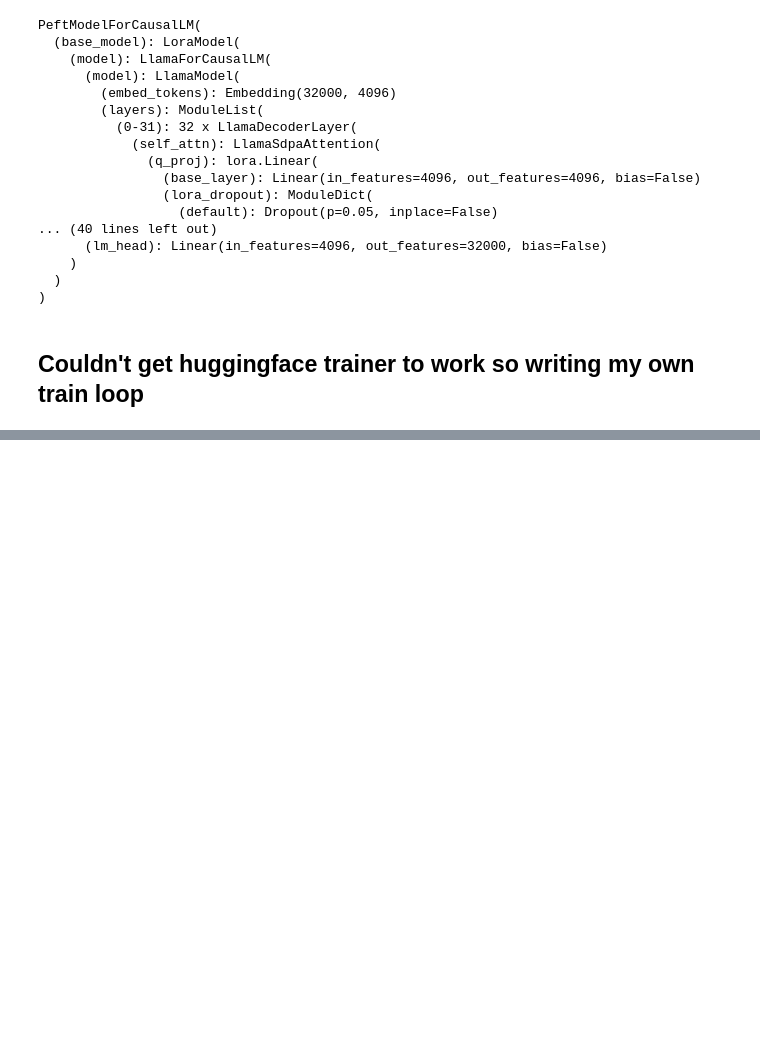
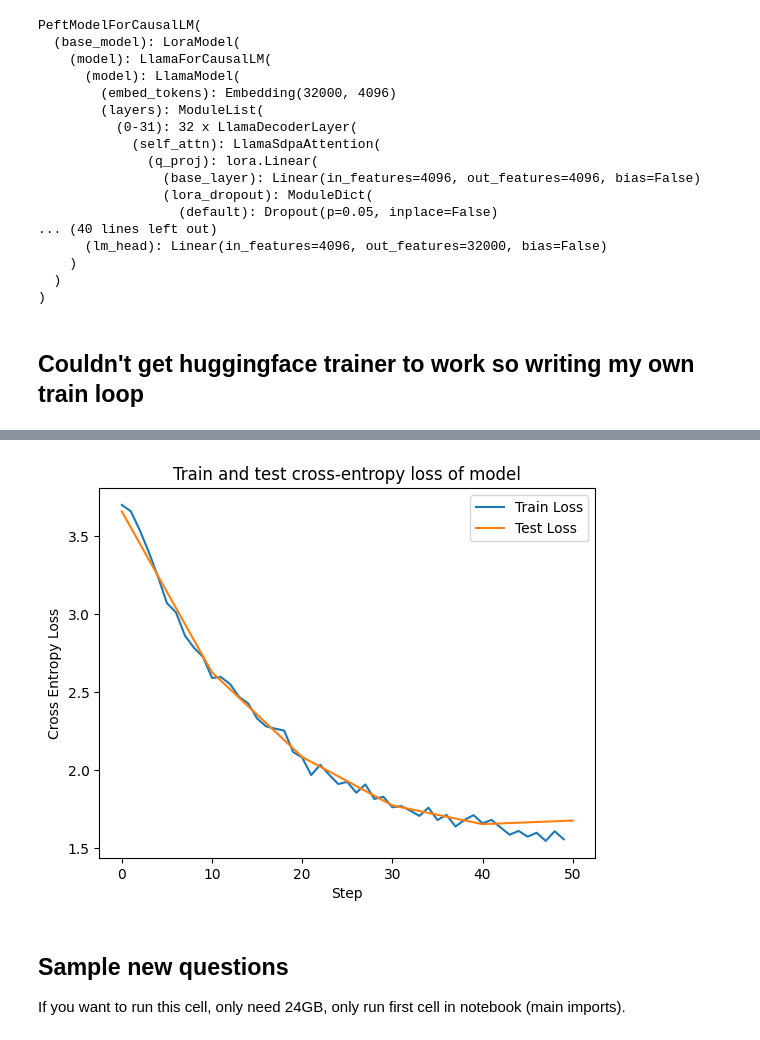
Before and after one commit to magikarp01/cmsc470-neural-models, a Jupyter notebook: llama3.ipynb, the cells around one changed output, grey strips where cells are left out. Saved outputs shown, nothing was run; the diff lists cells and outputs as text; code cells hidden in the pictures; blank space fills up the shorter version.

Commit message:
Finished training and evaluating LoRAs, loras in meta-llama/

```diff
--- a/llama3.ipynb
+++ b/llama3.ipynb
@@ -22,6 +27,7 @@ import transformers
 from transformers import AutoTokenizer, AutoModelForCausalLM, LlamaForCausalLM, LlamaTokenizer
 from peft import PeftModel
 # model_name = "meta-llama/Meta-Llama-3-8B-Instruct"
+model_name = "meta-llama/Llama-2-7b-chat-hf"
 model =LlamaForCausalLM.from_pretrained(model_name, torch_dtype=torch.bfloat16, device_map='auto')
 tokenizer = AutoTokenizer.from_pretrained(model_name)
 # model = LlamaForCausalLM.from_pretrained("meta-llama/Llama-2-7b-chat-hf", torch_dtype=torch.bfloat16, device_map='auto')
@@ -96,7 +62,7 @@ train_data = train_data[:5000]
 dict_keys(['text', 'answer', 'page', 'category', 'subcategory', 'tournament', 'difficulty', 'year', 'proto_id', 'qdb_id', 'dataset', 'qanta_id', 'tokenizations', 'first_sentence', 'answer_prompt', 'ga ...
 {'text': 'After this character relates a story about how he didn\'t know the proper way to use a wheelbarrow, he tells of how a captain dining with his father mistakenly rubbed his hands in a punch bo ...
 # %%
-trivia_system_message = {"role": "system", "content": """You are a helpful assistant generating trivia questions. I will provide an answer, and you must generate a quizbowl question that gives clues about the answer starting with easy and ending with hard questions."""}
+trivia_system_message = {"role": "system", "content": """You are a helpful assistant generating trivia questions. I will provide an answer, and you must generate a quizbowl question that gives clues about the answer starting with hard and ending with easy questions."""}
 from datasets import Dataset
 
 max_length = 512
@@ -243,6 +207,8 @@ test_loader = DataLoader(test_dataset, batch_size=batch_size, shuffle=True, coll
 train_iter = iter(train_loader)
 test_iter = iter(test_loader)
 # %%
+# FUCK THIS INDEXING IT WAS SO ANNOYING
+
 num_steps = 50  # Set the number of training steps
 current_step = 0
 
@@ -257,6 +223,9 @@ for name, param in model.named_parameters():
 from torch.optim import AdamW
 optimizer = AdamW(trainable_params, lr=1e-4)
 criterion = torch.nn.CrossEntropyLoss(reduce=True)
+
+train_losses = []
+test_losses = []
 for current_step in tqdm(range(num_steps)):
     optimizer.zero_grad()  # Clear previous gradients
 
@@ -267,7 +236,6 @@ for current_step in tqdm(range(num_steps)):
         # Move batch to the same device as the model
         input_ids = batch['input_ids'].to(device)
         attention_mask = batch['attention_mask'].to(device)
-
 
         # Prepare targets: for predicting the next token, shift input_ids to the left
         labels = input_ids[:, 1:][attention_mask[:, 1:]].contiguous()
@@ -289,13 +257,14 @@ for current_step in tqdm(range(num_steps)):
     torch.nn.utils.clip_grad_norm_(model.parameters(), 1.0)
     optimizer.step()
 
+    train_losses.append(tot_loss / grad_accum_steps)
     # Optionally print the loss
-    if current_step % 10 == 0:
+    if current_step % 10 == 0 or current_step == num_steps - 1:
         # eval on test
         with torch.no_grad():
             model.eval()
             test_loss = 0
-            for i in range(10):
+            for i in range(grad_accum_steps):
                 batch = next(test_iter)
                 input_ids = batch['input_ids'].to(device)
                 attention_mask = batch['attention_mask'].to(device)
@@ -304,8 +273,9 @@ for current_step in tqdm(range(num_steps)):
                 logits = model_output.logits[attention_mask[:, 1:].contiguous()]
                 loss = criterion(logits, labels)
                 test_loss += loss.item()
-            model.train()
-        print(f"Step {current_step}, Train Loss: {tot_loss / grad_accum_steps}, Test Loss: {test_loss / 10}")
+        model.train()
+        print(f"Step {current_step}, Train Loss: {tot_loss / grad_accum_steps}, Test Loss: {test_loss / grad_accum_steps}")
+        test_losses.append(test_loss / grad_accum_steps)
 
 print("Training complete.")
 model.save_pretrained(model_name+"-qa-lora")
@@ -325,0 +293,14 @@ StopIteration:
+# %%
+import matplotlib.pyplot as plt
+plt.plot(range(len(train_losses)), train_losses, label="Train Loss")
+plt.plot(range(0, len(test_losses)*10, 10), test_losses, label="Test Loss")
+plt.xlabel("Step")
+plt.ylabel("Cross Entropy Loss")
+plt.legend()
+plt.title("Train and test cross-entropy loss of model")
+plt.show()
+# %% [output]
+[figure, added]
+# %% [markdown]
+## Sample new questions
+If you want to run this cell, only need 24GB, only run first cell in notebook (main imports).
```
Also changed, not shown: parts of 14 cells of this notebook, 10 other files.
